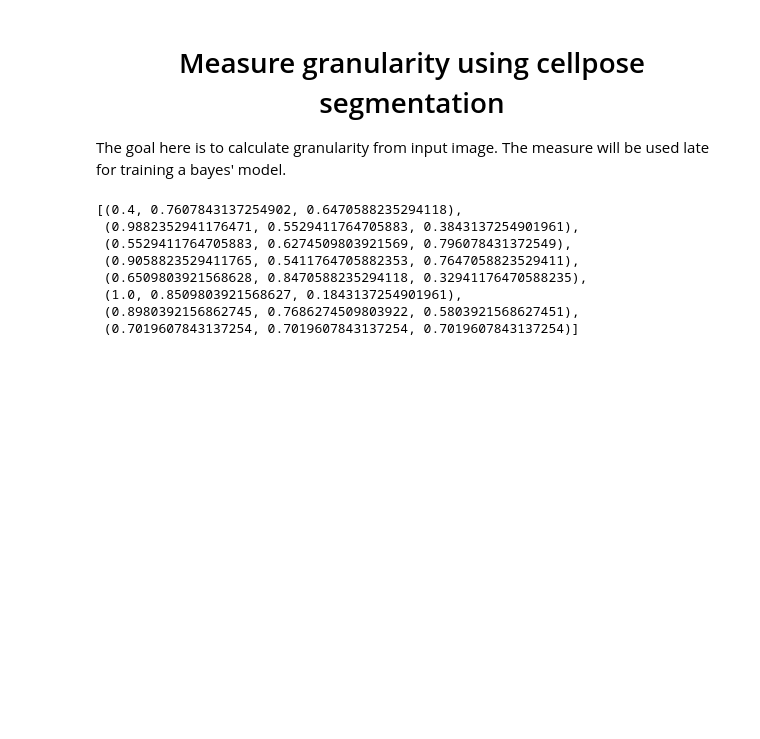
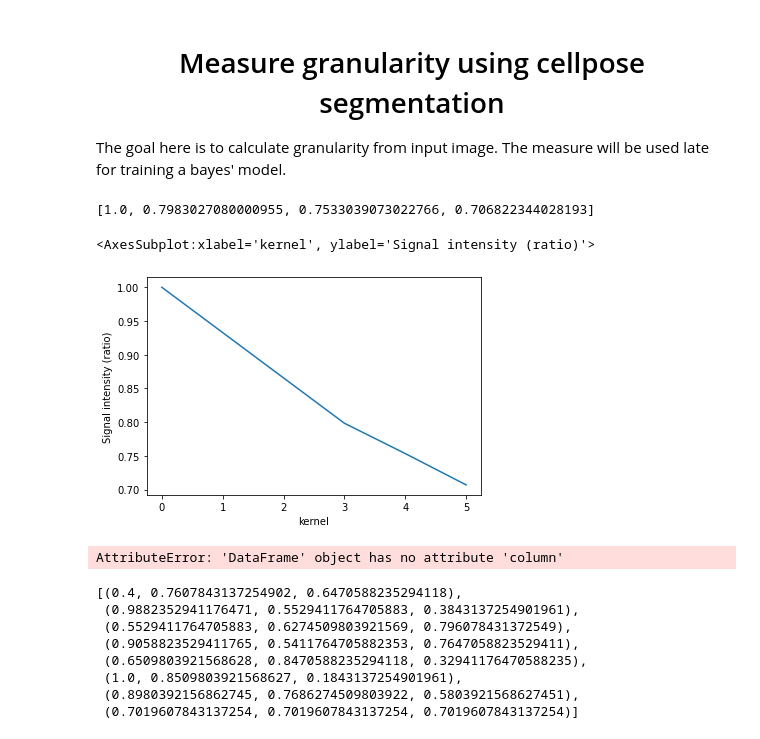
Before and after one commit to gkanfer/deploy_AIPS, a Jupyter notebook: BayesTraining/seeborn histogram.ipynb, the cells around one changed output. Cells and saved outputs as stored; diff of their text form; code cells hidden in the pictures; blank space fills up the shorter version.

Commit message:
cell_pose granularity function and terminal

```diff
--- a/BayesTraining/seeborn histogram.ipynb
+++ b/BayesTraining/seeborn histogram.ipynb
@@ -39,0 +31,29 @@ mask, table = AIPS_pose_object.cellpose_segmantation(image_input=img[0])
+# %%
+path_input = r'F:\HAB_2\PrinzScreen\Deploy\testData'
+pathOut = r'F:\HAB_2\PrinzScreen\Deploy\out'
+file = 'crop_exp001_13DKO_2-1.tif'
+AIPS_pose_object = AC.AIPS_cellpose(Image_name=file, path=path_input, model_type="cyto", channels=[0, 0])
+img = AIPS_pose_object.cellpose_image_load()
+mask, table = AIPS_pose_object.cellpose_segmantation(image_input=img)
+compsite = afd.Compsite_display(input_image=img, mask_roi=mask)
+
+
+gran = ag.GRANULARITY(image=img, mask=mask)
+granData = gran.loopLabelimage(start_kernel=2, end_karnel=7, kernel_size=7)
+granOriginal, _ = gran.featuresTable(features=['label', 'centroid'])
+granData["classLabel"] = 1
+#granData.to_csv(os.path.join(outPath,'granularity.csv'))
+Intensity, Kernel = ag.MERGE().meanIntensity(granData, group=1)
+
+
+#compsiteImage  = compsite.display_image_label(table=table, font_select="arial.ttf", font_size=24, contour=True, intensity=2,label_draw = 'area')
+# %%
+Intensity
+# %% [output]
+[1.0, 0.7983027080000955, 0.7533039073022766, 0.706822344028193]
+# %%
+df = pd.DataFrame({"kernel":Kernel,"Signal intensity (ratio)":Intensity})
+sns.lineplot(data=df, x="kernel", y="Signal intensity (ratio)")
+# %% [output]
+<AxesSubplot:xlabel='kernel', ylabel='Signal intensity (ratio)'>
+[figure, added]
@@ -40,3 +63,7 @@ mask, table = AIPS_pose_object.cellpose_segmantation(image_input=img[0])
+# %%
+compsiteImage  = compsite.display_image_label(table=table, font_select="arial.ttf", font_size=24, contour=True, intensity=2,label_draw = 'area')
+# %% [output]
+AttributeError: 'DataFrame' object has no attribute 'column'
 # %%
 sns.color_palette("Set2")
 # %% [output]
```
Also changed, not shown: parts of 4 cells of this notebook, 9 other files.
